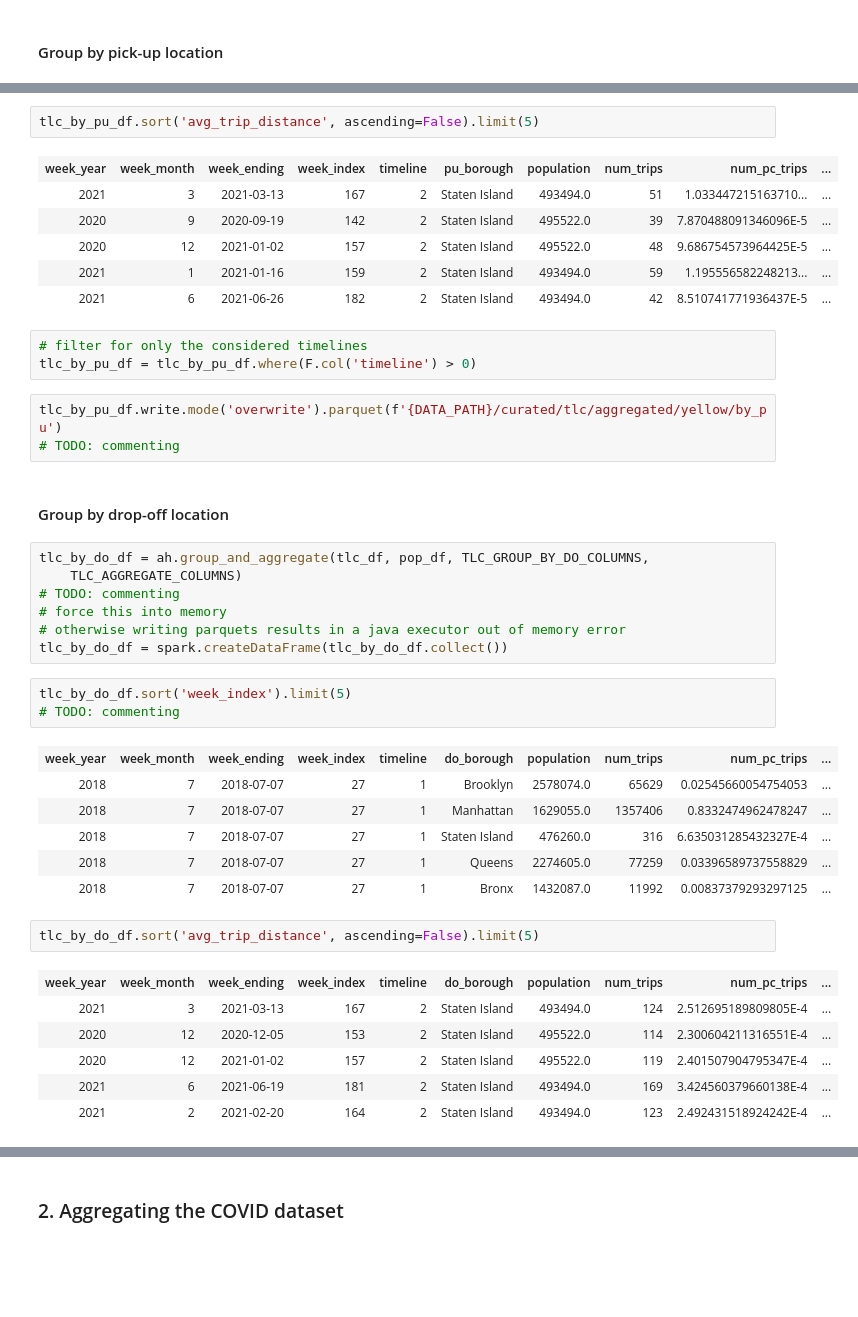
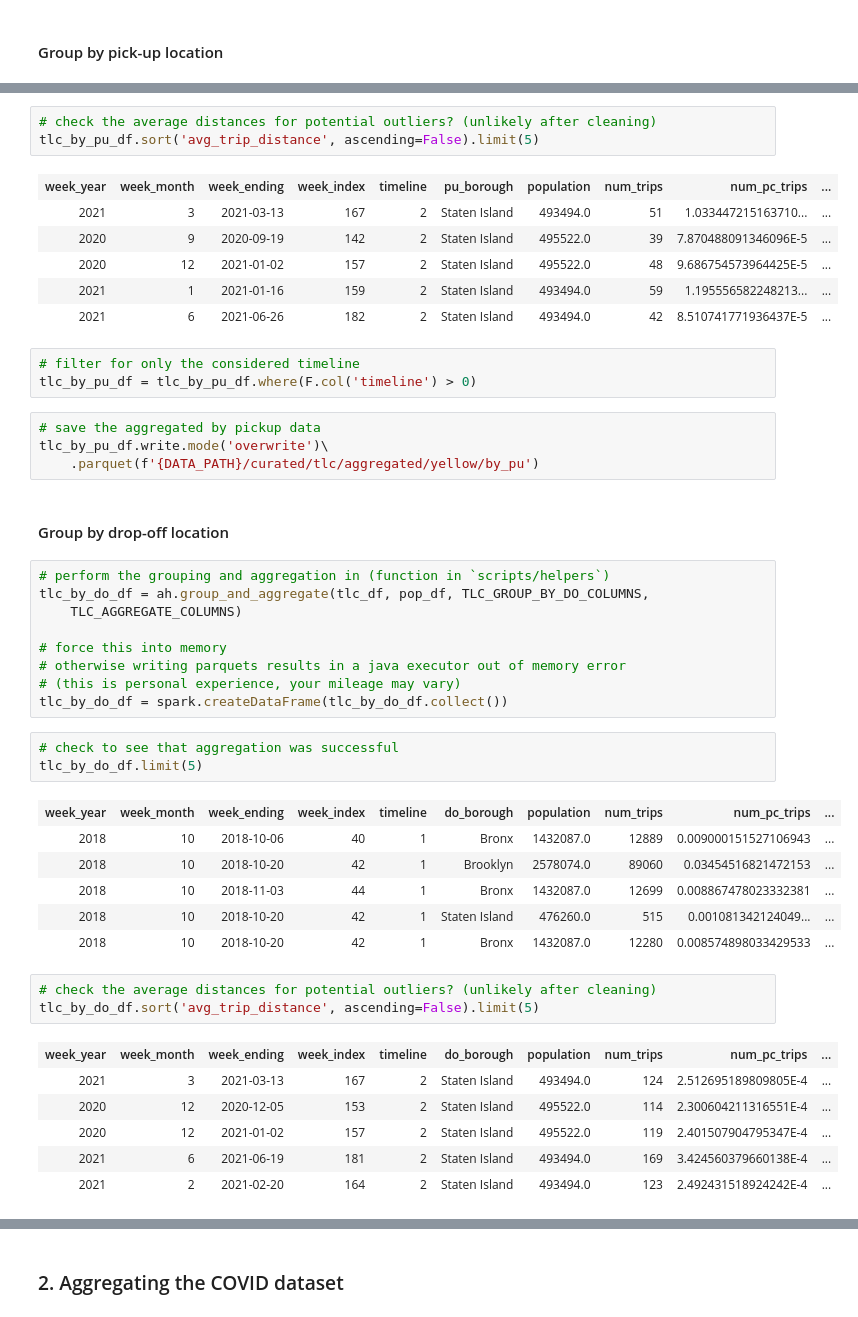
Before and after one commit to MAST30034-Applied-Data-Science/mast30034-project-1-DigitalData, a Jupyter notebook: notebooks/preprocessing/preprocessing_part_2_aggregation.ipynb, the cells around one changed output, grey strips where cells are left out. Drawn from its saved outputs; the diff is of its cells as text; blank space fills up the shorter version.

```diff
--- a/notebooks/preprocessing/preprocessing_part_2_aggregation.ipynb
+++ b/notebooks/preprocessing/preprocessing_part_2_aggregation.ipynb
@@ -131,4 +136,5 @@ tlc_by_pu_df.sort('week_index').limit(5)
 # %%
+# check the average distances for potential outliers? (unlikely after cleaning)
 tlc_by_pu_df.sort('avg_trip_distance', ascending=False).limit(5)
 # %% [output]
 | week_year | week_month | week_ending | week_index | timeline | pu_borough | population | num_trips | num_pc_trips | ... |
@@ -138,31 +144,35 @@ tlc_by_pu_df.sort('avg_trip_distance', ascending=False).limit(5)
 | 2021 | 1 | 2021-01-16 | 159 | 2 | Staten Island | 493494.0 | 59 | 1.195556582248213... | ... |
 | 2021 | 6 | 2021-06-26 | 182 | 2 | Staten Island | 493494.0 | 42 | 8.510741771936437E-5 | ... |
 # %%
-# filter for only the considered timelines
+# filter for only the considered timeline
 tlc_by_pu_df = tlc_by_pu_df.where(F.col('timeline') > 0)
 # %%
-tlc_by_pu_df.write.mode('overwrite').parquet(f'{DATA_PATH}/curated/tlc/aggregated/yellow/by_pu')
-# TODO: commenting
+# save the aggregated by pickup data
+tlc_by_pu_df.write.mode('overwrite')\
+    .parquet(f'{DATA_PATH}/curated/tlc/aggregated/yellow/by_pu')
 # %% [markdown]
 #### Group by drop-off location
 # %%
+# perform the grouping and aggregation in (function in `scripts/helpers`)
 tlc_by_do_df = ah.group_and_aggregate(tlc_df, pop_df, TLC_GROUP_BY_DO_COLUMNS,
     TLC_AGGREGATE_COLUMNS)
-# TODO: commenting
+
 # force this into memory
 # otherwise writing parquets results in a java executor out of memory error
+# (this is personal experience, your mileage may vary)
 tlc_by_do_df = spark.createDataFrame(tlc_by_do_df.collect())
-# %%
-tlc_by_do_df.sort('week_index').limit(5)
-# TODO: commenting
-# %% [output]
-| week_year | week_month | week_ending | week_index | timeline | do_borough | population | num_trips | num_pc_trips | ... |
-| 2018 | 7 | 2018-07-07 | 27 | 1 | Brooklyn | 2578074.0 | 65629 | 0.02545660054754053 | ... |
-| 2018 | 7 | 2018-07-07 | 27 | 1 | Manhattan | 1629055.0 | 1357406 | 0.8332474962478247 | ... |
-| 2018 | 7 | 2018-07-07 | 27 | 1 | Staten Island | 476260.0 | 316 | 6.635031285432327E-4 | ... |
-| 2018 | 7 | 2018-07-07 | 27 | 1 | Queens | 2274605.0 | 77259 | 0.03396589737558829 | ... |
-| 2018 | 7 | 2018-07-07 | 27 | 1 | Bronx | 1432087.0 | 11992 | 0.00837379293297125 | ... |
+# %%
+# check to see that aggregation was successful
+tlc_by_do_df.limit(5)
+# %% [output]
+| week_year | week_month | week_ending | week_index | timeline | do_borough | population | num_trips | num_pc_trips | ... |
+| 2018 | 10 | 2018-10-06 | 40 | 1 | Bronx | 1432087.0 | 12889 | 0.009000151527106943 | ... |
+| 2018 | 10 | 2018-10-20 | 42 | 1 | Brooklyn | 2578074.0 | 89060 | 0.03454516821472153 | ... |
+| 2018 | 10 | 2018-11-03 | 44 | 1 | Bronx | 1432087.0 | 12699 | 0.008867478023332381 | ... |
+| 2018 | 10 | 2018-10-20 | 42 | 1 | Staten Island | 476260.0 | 515 | 0.001081342124049... | ... |
+| 2018 | 10 | 2018-10-20 | 42 | 1 | Bronx | 1432087.0 | 12280 | 0.008574898033429533 | ... |
 # %%
+# check the average distances for potential outliers? (unlikely after cleaning)
 tlc_by_do_df.sort('avg_trip_distance', ascending=False).limit(5)
 # %% [output]
 | week_year | week_month | week_ending | week_index | timeline | do_borough | population | num_trips | num_pc_trips | ... |
```
Also changed, not shown: parts of 17 cells of this notebook, 32 other files.
